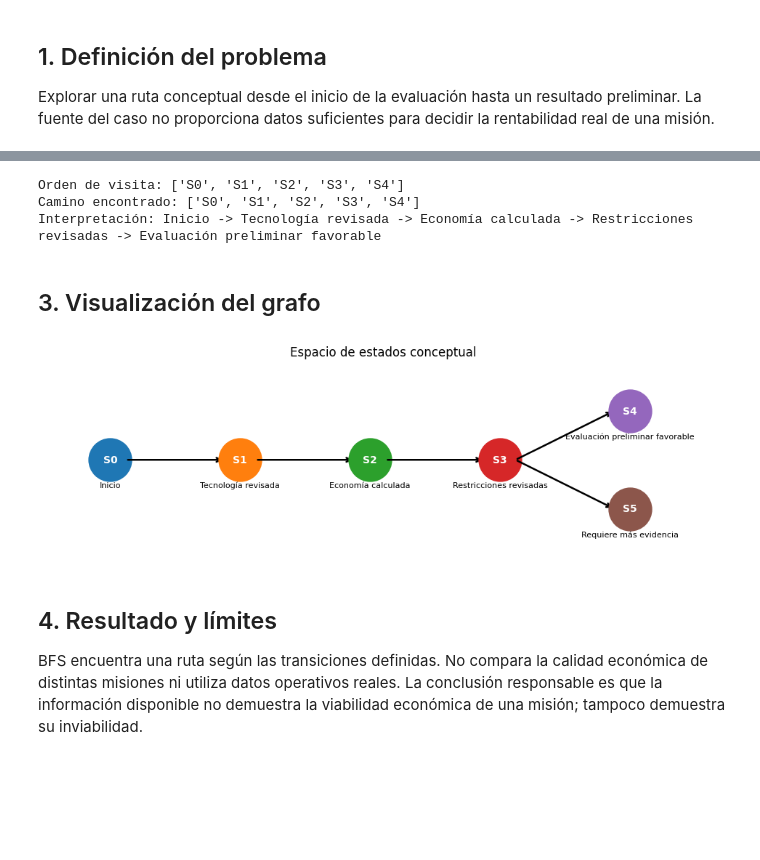
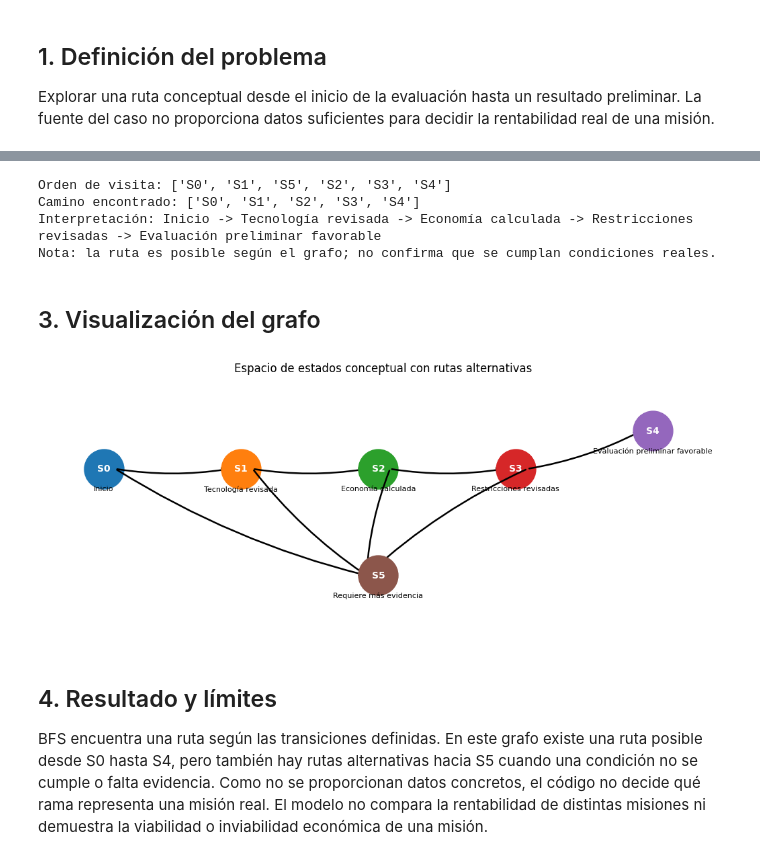
Before and after one commit to VALTOm07/ML_Challenge02_MineriaDeAsteroides, a Jupyter notebook: pipeline_razonamiento.ipynb, the cells around one changed output, grey strips where cells are left out. Saved outputs shown, nothing was run; the diff lists cells and outputs as text; code cells hidden in the pictures; blank space fills up the shorter version.

```diff
--- a/pipeline_razonamiento.ipynb
+++ b/pipeline_razonamiento.ipynb
@@ -20,14 +20,18 @@ estados = {
     'S5': 'Requiere más evidencia',
 }
 
+# Transiciones posibles según el diagrama conceptual.
+# No se asignan valores ni se evalúan umbrales porque no hay datos para ello.
 grafo = {
-    'S0': ['S1'],
-    'S1': ['S2'],
-    'S2': ['S3'],
-    'S3': ['S4', 'S5'],
+    'S0': ['S1', 'S5'],  # Tecnología cumple el umbral / requiere más evidencia
+    'S1': ['S2', 'S5'],  # Hay datos económicos / faltan datos
+    'S2': ['S3', 'S5'],  # Se pueden revisar restricciones / falta evidencia
+    'S3': ['S4', 'S5'],  # Criterios cumplidos / criterios no cumplidos
     'S4': [],
     'S5': [],
 }
+
 print('Estados:', estados)
+print('Transiciones:', grafo)
 # %% [output]
 Estados: {'S0': 'Inicio', 'S1': 'Tecnología revisada', 'S2': 'Economía calculada', 'S3': 'Restricciones revisadas', 'S4': 'Evaluación preliminar favorable', 'S5': 'Requiere más evidencia'}
@@ -69,32 +75,48 @@ visitados, camino = busqueda_anchura('S0', objetivo, grafo)
 print('Orden de visita:', visitados)
 print('Camino encontrado:', camino)
 print('Interpretación:', ' -> '.join(estados[s] for s in camino) if camino else 'No se encontró ruta')
+print('Nota: la ruta es posible según el grafo; no confirma que se cumplan condiciones reales.')
 # %% [output]
-Orden de visita: ['S0', 'S1', 'S2', 'S3', 'S4']
+Orden de visita: ['S0', 'S1', 'S5', 'S2', 'S3', 'S4']
 Camino encontrado: ['S0', 'S1', 'S2', 'S3', 'S4']
 Interpretación: Inicio -> Tecnología revisada -> Economía calculada -> Restricciones revisadas -> Evaluación preliminar favorable
+Nota: la ruta es posible según el grafo; no confirma que se cumplan condiciones reales.
 # %% [markdown]
 ## 3. Visualización del grafo
 # %%
 import matplotlib.pyplot as plt
 
-pos = {'S0': (0, 0), 'S1': (1, 0), 'S2': (2, 0), 'S3': (3, 0), 'S4': (4, 0.5), 'S5': (4, -0.5)}
-fig, ax = plt.subplots(figsize=(12, 3.5))
+pos = {
+    'S0': (0, 0),
+    'S1': (1.4, 0),
+    'S2': (2.8, 0),
+    'S3': (4.2, 0),
+    'S4': (5.6, 0.5),
+    'S5': (2.8, -1.4),
+}
+fig, ax = plt.subplots(figsize=(13, 5))
 for origen, destinos in grafo.items():
     x1, y1 = pos[origen]
     ax.scatter(x1, y1, s=1800, zorder=3)
     ax.text(x1, y1, origen, ha='center', va='center', color='white', weight='bold')
     for destino in destinos:
         x2, y2 = pos[destino]
-        ax.annotate('', xy=(x2-.12, y2), xytext=(x1+.12, y1), arrowprops=dict(arrowstyle='->', lw=1.8))
+        ax.annotate(
+            '',
+            xy=(x2 - 0.12, y2),
+            xytext=(x1 + 0.12, y1),
+            arrowprops=dict(arrowstyle='->', lw=1.8, connectionstyle='arc3,rad=0.08')
+        )
 for s, (x, y) in pos.items():
-    ax.text(x, y-.22, estados[s], ha='center', va='top', fontsize=8)
-ax.set_xlim(-.5, 4.7); ax.set_ylim(-1, 1); ax.axis('off')
-ax.set_title('Espacio de estados conceptual')
+    ax.text(x, y - 0.22, estados[s], ha='center', va='top', fontsize=8, wrap=True)
+ax.set_xlim(-0.6, 6.3)
+ax.set_ylim(-2.2, 1.2)
+ax.axis('off')
+ax.set_title('Espacio de estados conceptual con rutas alternativas')
 plt.show()
 # %% [output]
-[figure, old version]
+[figure, new version]
-# %% [markdown]
-## 4. Resultado y límites
-
-BFS encuentra una ruta según las transiciones definidas. No compara la calidad económica de distintas misiones ni utiliza datos operativos reales. La conclusión responsable es que la información disponible no demuestra la viabilidad económica de una misión; tampoco demuestra su inviabilidad.
+# %% [markdown]
+## 4. Resultado y límites
+
+BFS encuentra una ruta según las transiciones definidas. En este grafo existe una ruta posible desde S0 hasta S4, pero también hay rutas alternativas hacia S5 cuando una condición no se cumple o falta evidencia. Como no se proporcionan datos concretos, el código no decide qué rama representa una misión real. El modelo no compara la rentabilidad de distintas misiones ni demuestra la viabilidad o inviabilidad económica de una misión.
```
Also changed, not shown: parts of 3 cells of this notebook.
